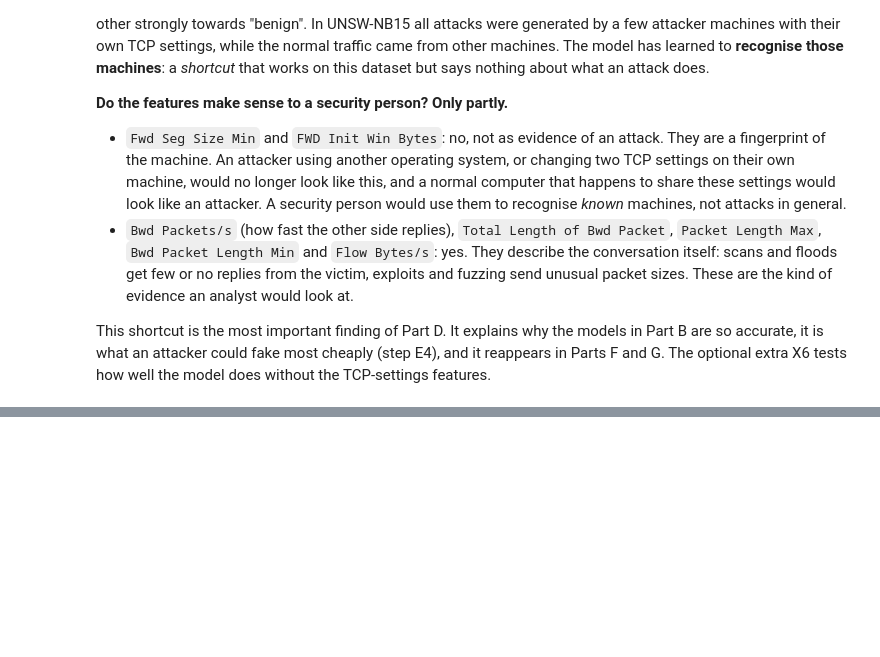
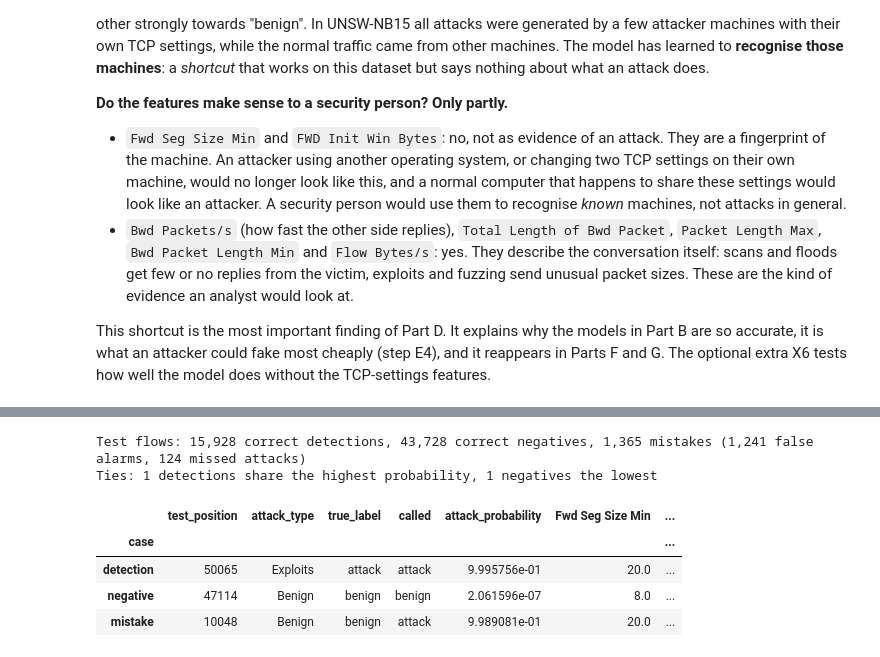
Before and after one commit to steve-nt/AI-for-Cybersecurity-Final-Mini-Project, a Jupyter notebook: parts/30_explanation.ipynb, the cells around one changed output, grey strips where cells are left out. Drawn from its saved outputs; the diff is of its cells as text; code cells hidden in the pictures; blank space fills up the shorter version.

Commit message:
D2: the three flows to explain

```diff
--- a/parts/30_explanation.ipynb
+++ b/parts/30_explanation.ipynb
@@ -156,0 +172,39 @@ The optional extra X6 tests how well the model does without the TCP-settings fea
+# %%
+# STEP D2
+p_test = boost.predict_proba(X_test)[:, 1]
+pred_test = (p_test >= 0.5).astype(int)
+y_true = y_test.to_numpy()
+
+caught = np.flatnonzero((y_true == 1) & (pred_test == 1))
+cleared = np.flatnonzero((y_true == 0) & (pred_test == 0))
+wrong = np.flatnonzero(pred_test != y_true)
+
+# argmax / argmin return the first position on a tie (test-set order), so the choice is reproducible.
+CASES = {"detection": int(caught[np.argmax(p_test[caught])]),
+         "negative": int(cleared[np.argmin(p_test[cleared])]),
+         "mistake": int(wrong[np.argmax(np.abs(p_test[wrong] - 0.5))])}
+
+print(f"Test flows: {len(caught):,} correct detections, {len(cleared):,} correct negatives, "
+      f"{len(wrong):,} mistakes ({int((y_true[wrong] == 0).sum()):,} false alarms, "
+      f"{int((y_true[wrong] == 1).sum()):,} missed attacks)")
+print(f"Ties: {int((p_test[caught] == p_test[caught].max()).sum())} detections share the highest "
+      f"probability, {int((p_test[cleared] == p_test[cleared].min()).sum())} negatives the lowest")
+
+TOP3 = list(shap_global.index[:3])
+cases = pd.DataFrame([{
+    "case": name, "test_position": pos, "attack_type": type_test.iloc[pos],
+    "true_label": "attack" if y_true[pos] == 1 else "benign",
+    "called": "attack" if pred_test[pos] == 1 else "benign",
+    "attack_probability": p_test[pos],
+    **{f: X_test.iloc[pos][f] for f in TOP3},
+} for name, pos in CASES.items()]).set_index("case")
+cases.to_csv(TABLES / "D2_cases.csv", float_format="%.6g")
+cases
+# %% [output]
+Test flows: 15,928 correct detections, 43,728 correct negatives, 1,365 mistakes (1,241 false alarms, 124 missed attacks)
+Ties: 1 detections share the highest probability, 1 negatives the lowest
+|  | test_position | attack_type | true_label | called | attack_probability | Fwd Seg Size Min | ... |
+| case |  |  |  |  |  |  | ... |
+| detection | 50065 | Exploits | attack | attack | 9.995756e-01 | 20.0 | ... |
+| negative | 47114 | Benign | benign | benign | 2.061596e-07 | 8.0 | ... |
+| mistake | 10048 | Benign | benign | attack | 9.989081e-01 | 20.0 | ... |
```
Also changed, not shown: parts of 5 cells of this notebook, 5 other files.
